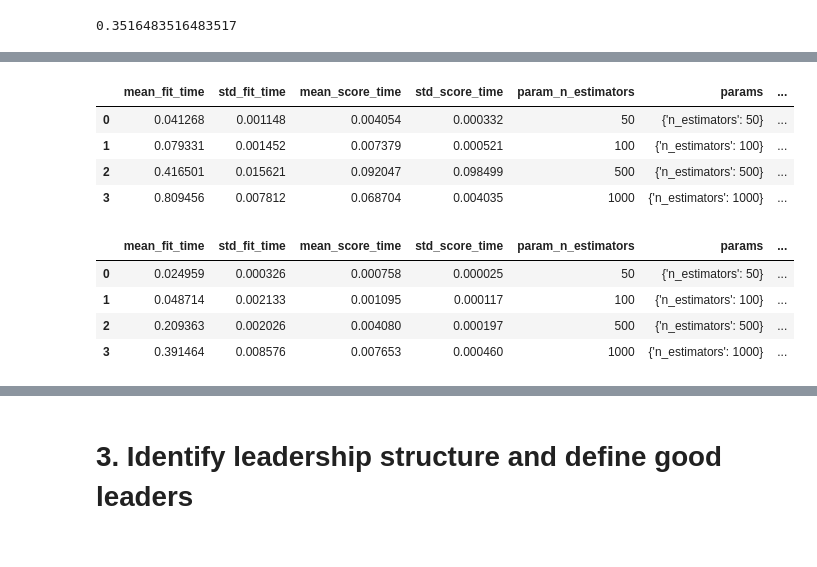
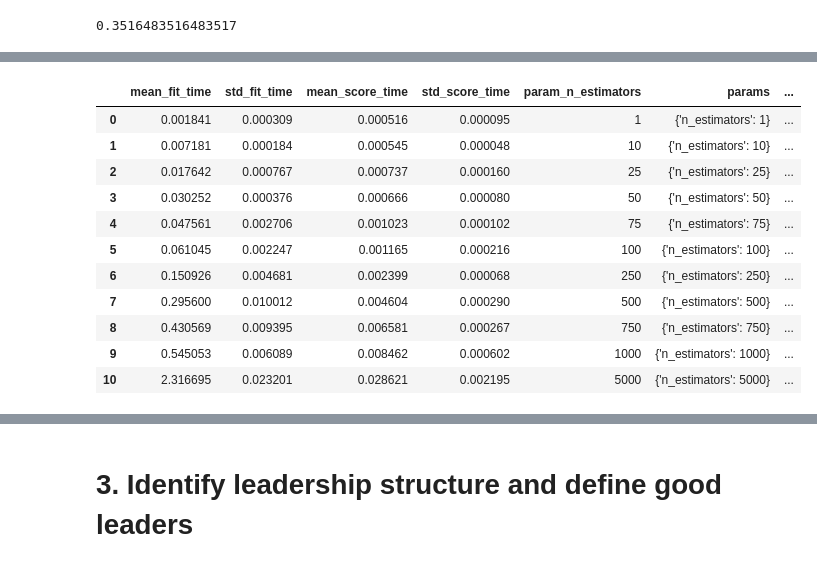
Before and after one commit to parkjan4/DSIP, a Jupyter notebook: Project/HR Project.ipynb, the cells around one changed output, grey strips where cells are left out. Drawn from its saved outputs; the diff is of its cells as text; code cells hidden in the pictures.

```diff
--- a/Project/HR Project.ipynb
+++ b/Project/HR Project.ipynb
@@ -309,12 +330,13 @@ print(classify_proc)
 # %%
-pca=decomposition.PCA(n_components=5)
-pca.fit(classify_proc)
-pca.n_components_
-x=pca.transform(classify_proc)
-colors=['red','green','blue']
-plt.scatter(x[:,0], x[:,1], c=classes,cmap=matplotlib.colors.ListedColormap(colors))
+x = classify_proc
+# pca=decomposition.PCA(n_components=5)
+# pca.fit(classify_proc)
+# pca.n_components_
+# x=pca.transform(classify_proc)
+# colors=['red','green','blue']
+# plt.scatter(x[:,0], x[:,1], c=classes,cmap=matplotlib.colors.ListedColormap(colors))
 
-cb = plt.colorbar()
-loc = np.arange(0,max(classes),max(classes)/float(len(colors)))
-cb.set_ticks(loc)
-cb.set_ticklabels(colors)
+# cb = plt.colorbar()
+# loc = np.arange(0,max(classes),max(classes)/float(len(colors)))
+# cb.set_ticks(loc)
+# cb.set_ticklabels(colors)
@@ -323,5 +343,3 @@ cb.set_ticklabels(colors)
-# %%
-x_train, x_test, y_train, y_test = model_selection.train_test_split(x, classes, test_size=0.3)
 # %%
 clfr=naive_bayes.GaussianNB()
 clfr.fit(x_train,y_train)
@@ -352,0 +371,11 @@ np.count_nonzero(y_est-y_test)/len(y_test)
+# %%
+num_estimators = [1, 10, 25, 50, 75, 100, 250, 500, 750, 1000, 5000]
+clsf = ensemble.RandomForestClassifier(n_estimators=1000)
+grid_search = model_selection.GridSearchCV(clsf,
+                                           {'n_estimators': num_estimators},
+                                           cv=4,
+                                           scoring='accuracy',
+                                           iid=False,
+                                           return_train_score=False)
+grid_search.fit(x, classes)
+pd.DataFrame(grid_search.cv_results_)
@@ -353,32 +404,23 @@ np.count_nonzero(y_est-y_test)/len(y_test)
 # %%
-clsf = ensemble.RandomForestClassifier(n_estimators=1000)
+clsf = XGBClassifier(n_estimators=1000)
 grid_search = model_selection.GridSearchCV(clsf,
-                                           {'n_estimators': [50, 100, 500, 1000]},
+                                           {'n_estimators': num_estimators},
                                            cv=4,
                                            scoring='accuracy',
                                            iid=False,
                                            return_train_score=False)
 grid_search.fit(x, classes)
 pd.DataFrame(grid_search.cv_results_)
 # %% [output]
 |  | mean_fit_time | std_fit_time | mean_score_time | std_score_time | param_n_estimators | params | ... |
-| 0 | 0.041268 | 0.001148 | 0.004054 | 0.000332 | 50 | {'n_estimators': 50} | ... |
-| 1 | 0.079331 | 0.001452 | 0.007379 | 0.000521 | 100 | {'n_estimators': 100} | ... |
-| 2 | 0.416501 | 0.015621 | 0.092047 | 0.098499 | 500 | {'n_estimators': 500} | ... |
-| 3 | 0.809456 | 0.007812 | 0.068704 | 0.004035 | 1000 | {'n_estimators': 1000} | ... |
+| 0 | 0.001841 | 0.000309 | 0.000516 | 0.000095 | 1 | {'n_estimators': 1} | ... |
+| 1 | 0.007181 | 0.000184 | 0.000545 | 0.000048 | 10 | {'n_estimators': 10} | ... |
+| 2 | 0.017642 | 0.000767 | 0.000737 | 0.000160 | 25 | {'n_estimators': 25} | ... |
+| 3 | 0.030252 | 0.000376 | 0.000666 | 0.000080 | 50 | {'n_estimators': 50} | ... |
+| 4 | 0.047561 | 0.002706 | 0.001023 | 0.000102 | 75 | {'n_estimators': 75} | ... |
+| 5 | 0.061045 | 0.002247 | 0.001165 | 0.000216 | 100 | {'n_estimators': 100} | ... |
+| 6 | 0.150926 | 0.004681 | 0.002399 | 0.000068 | 250 | {'n_estimators': 250} | ... |
+| 7 | 0.295600 | 0.010012 | 0.004604 | 0.000290 | 500 | {'n_estimators': 500} | ... |
+| 8 | 0.430569 | 0.009395 | 0.006581 | 0.000267 | 750 | {'n_estimators': 750} | ... |
+| 9 | 0.545053 | 0.006089 | 0.008462 | 0.000602 | 1000 | {'n_estimators': 1000} | ... |
+| 10 | 2.316695 | 0.023201 | 0.028621 | 0.002195 | 5000 | {'n_estimators': 5000} | ... |
-# %%
-clsf = XGBClassifier(n_estimators=1000)
-grid_search = model_selection.GridSearchCV(clsf,
-                                           {'n_estimators': [50, 100, 500, 1000]},
-                                           cv=4,
-                                           scoring='accuracy',
-                                           iid=False,
-                                           return_train_score=False)
-grid_search.fit(x, classes)
-pd.DataFrame(grid_search.cv_results_)
-# %% [output]
-|  | mean_fit_time | std_fit_time | mean_score_time | std_score_time | param_n_estimators | params | ... |
-| 0 | 0.024959 | 0.000326 | 0.000758 | 0.000025 | 50 | {'n_estimators': 50} | ... |
-| 1 | 0.048714 | 0.002133 | 0.001095 | 0.000117 | 100 | {'n_estimators': 100} | ... |
-| 2 | 0.209363 | 0.002026 | 0.004080 | 0.000197 | 500 | {'n_estimators': 500} | ... |
-| 3 | 0.391464 | 0.008576 | 0.007653 | 0.000460 | 1000 | {'n_estimators': 1000} | ... |
```
Also changed, not shown: parts of 16 cells of this notebook.
